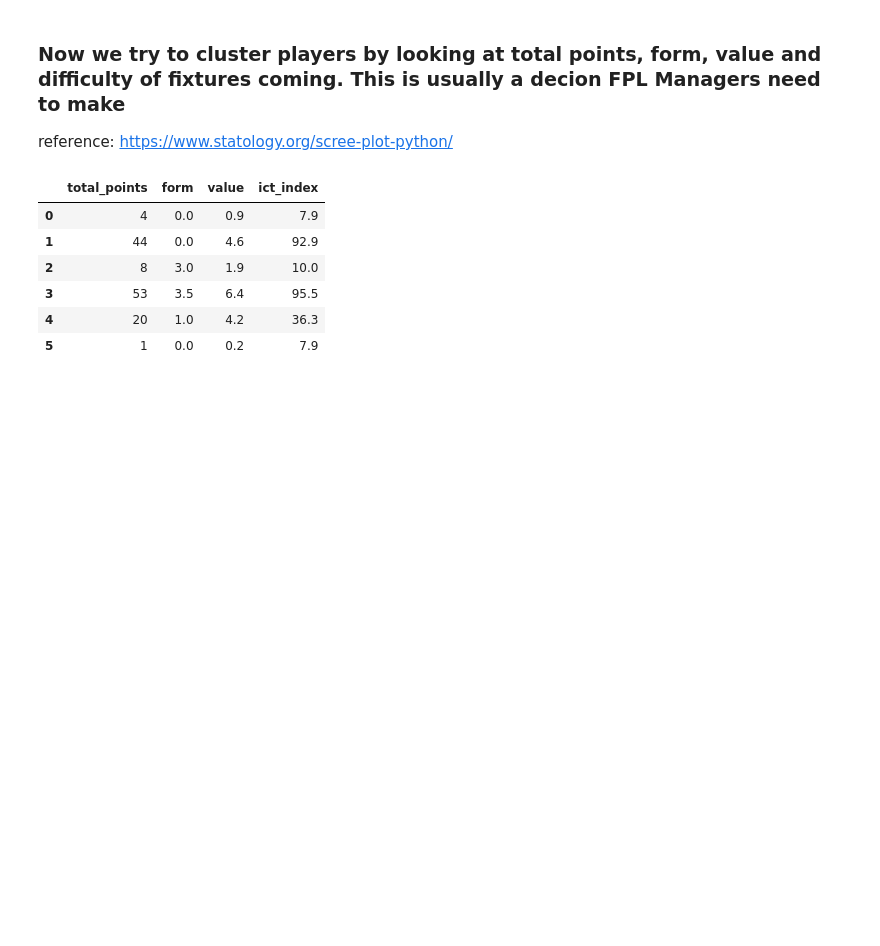
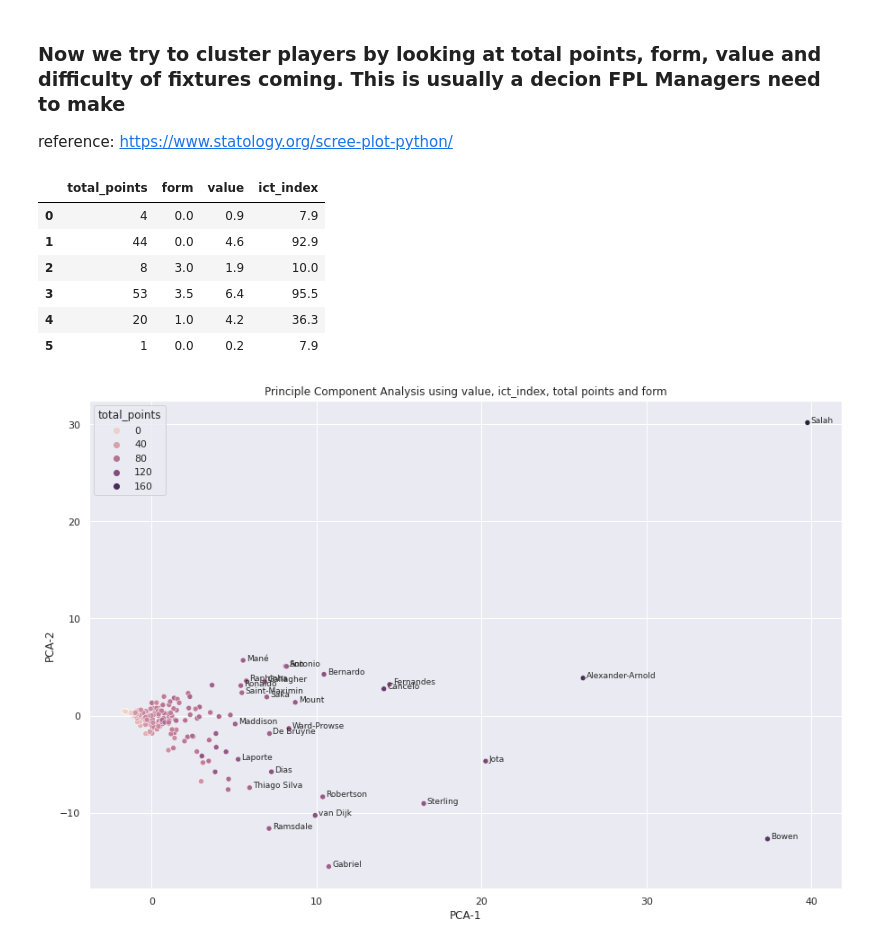
Before and after one commit to SitwalaM/fpl, a Jupyter notebook: notebooks/fpl_eda.ipynb, the cells around one changed output. Saved outputs shown, nothing was run; the diff lists cells and outputs as text; code cells hidden in the pictures; blank space fills up the shorter version.

```diff
--- a/notebooks/fpl_eda.ipynb
+++ b/notebooks/fpl_eda.ipynb
@@ -270 +267,26 @@ pca_fit = pca.fit(scaled_df)
+# %%
+# try Kernel PCA
+transformer = KernelPCA(n_components=4, kernel='poly')
+
+#fit PCA model to data
+pca_fit_k = transformer.fit(scaled_df)
+
+fig, ax = plt.subplots(figsize=(15,10))
+pipe = Pipeline([('scaler', StandardScaler()), ('pca', pca_fit_k )])
+Xt = pipe.fit_transform(df)
+sns.scatterplot(x=Xt[:,0],y= Xt[:,1], hue=joined_df.total_points, ax = ax, sizes = 50)
+plt.xlabel("PCA-1")
+plt.ylabel("PCA-2")
+plt.title("Principle Component Analysis using value, ict_index, total points and form")
+
+names = joined_df.web_name
+for i, txt in enumerate(names):
+    if Xt[i,0] > 5:
+        ax.annotate(txt, (Xt[i,0]+0.2, Xt[i,1]), fontsize=9)
+    else:
+        pass
+plt.savefig("../images/pca_plot.png")
+plt.show()
+# %% [output]
+[figure, added]
 # %%
```
Also changed, not shown: parts of 12 cells of this notebook.
